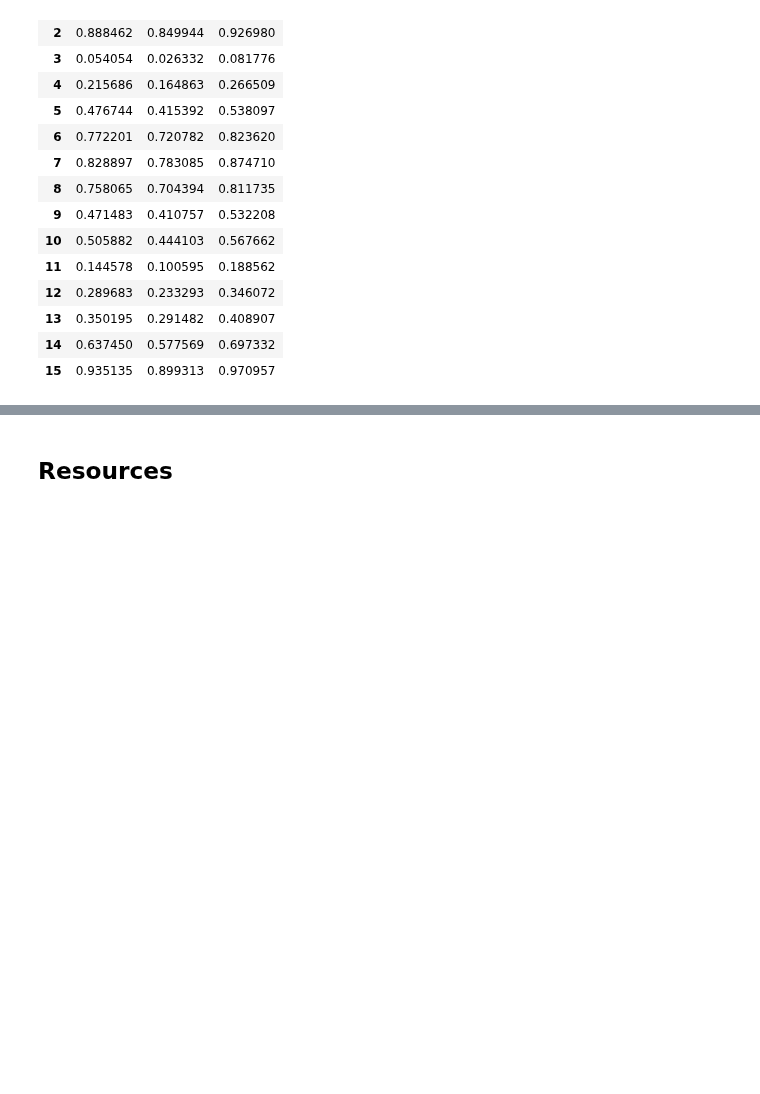
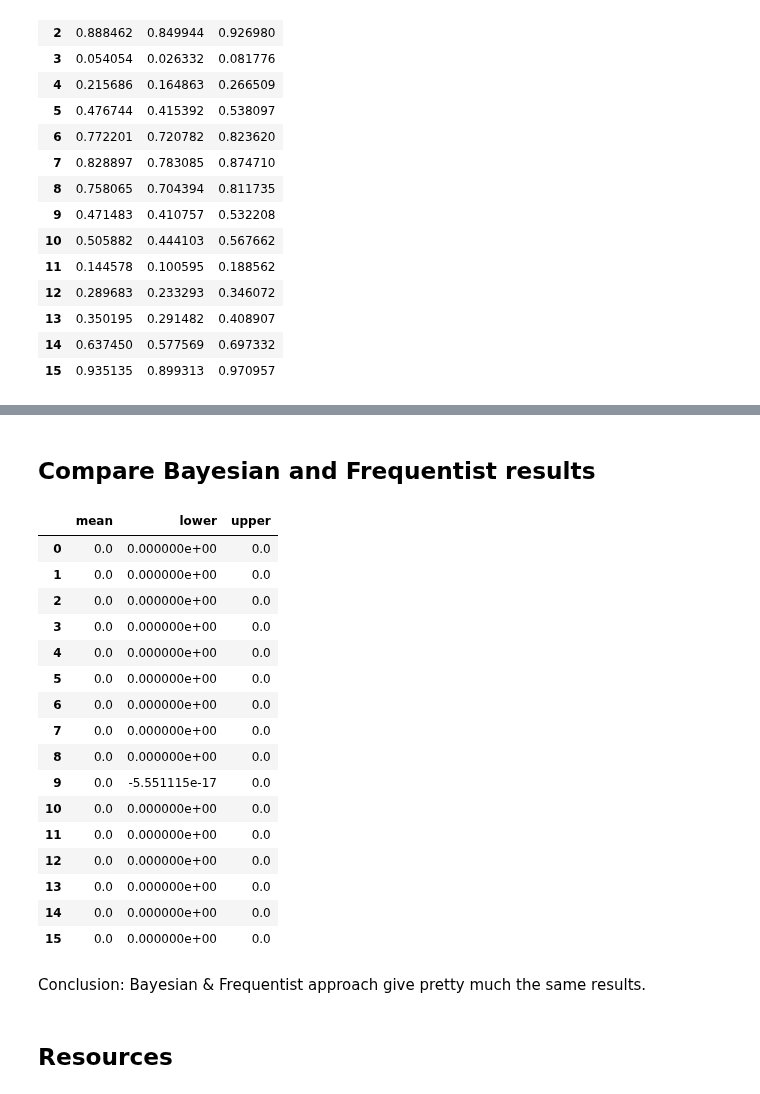
Before and after one commit to bloominstituteoftechnology/DS-Unit-1-Sprint-2-Statistics, a Jupyter notebook: module3/LS_DS_123_Introduction_to_Bayesian_Inference_Assignment.ipynb, the cells around one changed output, grey strips where cells are left out. Saved outputs shown, nothing was run; the diff lists cells and outputs as text; code cells hidden in the pictures; blank space fills up the shorter version.

```diff
--- a/module3/LS_DS_123_Introduction_to_Bayesian_Inference_Assignment.ipynb
+++ b/module3/LS_DS_123_Introduction_to_Bayesian_Inference_Assignment.ipynb
@@ -161,3 +254,28 @@ confidence_interval_df.head(20)
+# %% [markdown]
+## Compare Bayesian and Frequentist results
+# %%
+bayes_frequentist = bayesian_output_df - confidence_interval_df.drop('margin_of_error', axis='columns')
+bayes_frequentist
+# %% [output]
+|  | mean | lower | upper |
+| 0 | 0.0 | 0.000000e+00 | 0.0 |
+| 1 | 0.0 | 0.000000e+00 | 0.0 |
+| 2 | 0.0 | 0.000000e+00 | 0.0 |
+| 3 | 0.0 | 0.000000e+00 | 0.0 |
+| 4 | 0.0 | 0.000000e+00 | 0.0 |
+| 5 | 0.0 | 0.000000e+00 | 0.0 |
+| 6 | 0.0 | 0.000000e+00 | 0.0 |
+| 7 | 0.0 | 0.000000e+00 | 0.0 |
+| 8 | 0.0 | 0.000000e+00 | 0.0 |
+| 9 | 0.0 | -5.551115e-17 | 0.0 |
+| 10 | 0.0 | 0.000000e+00 | 0.0 |
+| 11 | 0.0 | 0.000000e+00 | 0.0 |
+| 12 | 0.0 | 0.000000e+00 | 0.0 |
+| 13 | 0.0 | 0.000000e+00 | 0.0 |
+| 14 | 0.0 | 0.000000e+00 | 0.0 |
+| 15 | 0.0 | 0.000000e+00 | 0.0 |
+# %% [markdown]
+Conclusion: Bayesian & Frequentist approach give pretty much the same results.
 # %% [markdown]
 ## Resources
 # %% [markdown]
```
Also changed, not shown: parts of 12 cells of this notebook.
